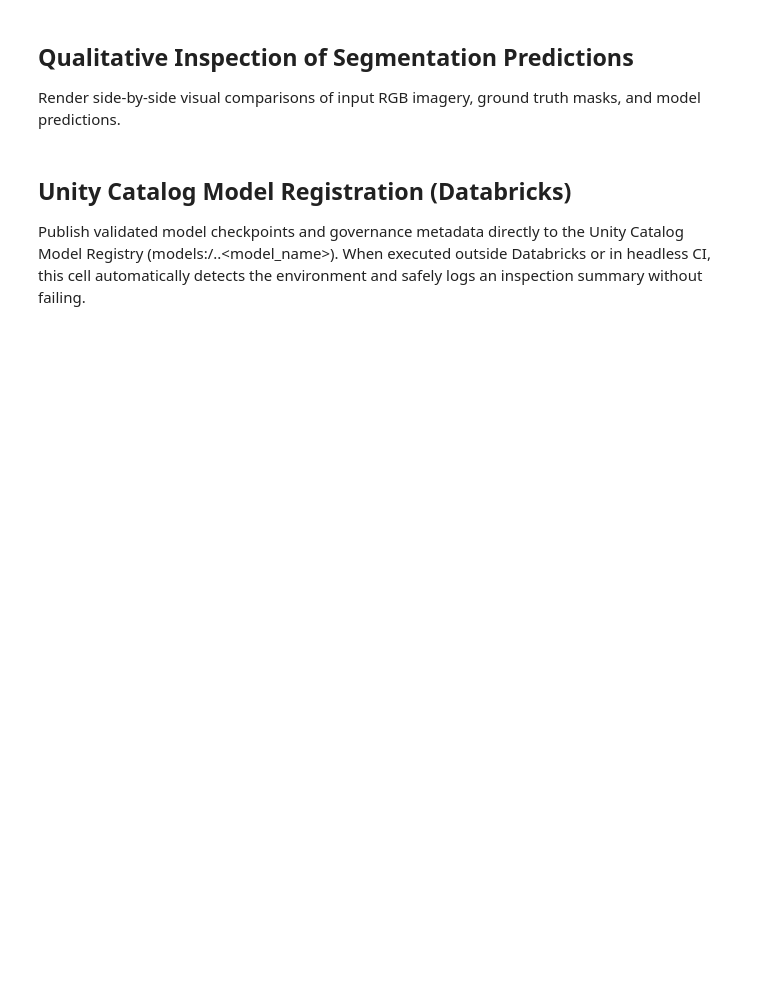
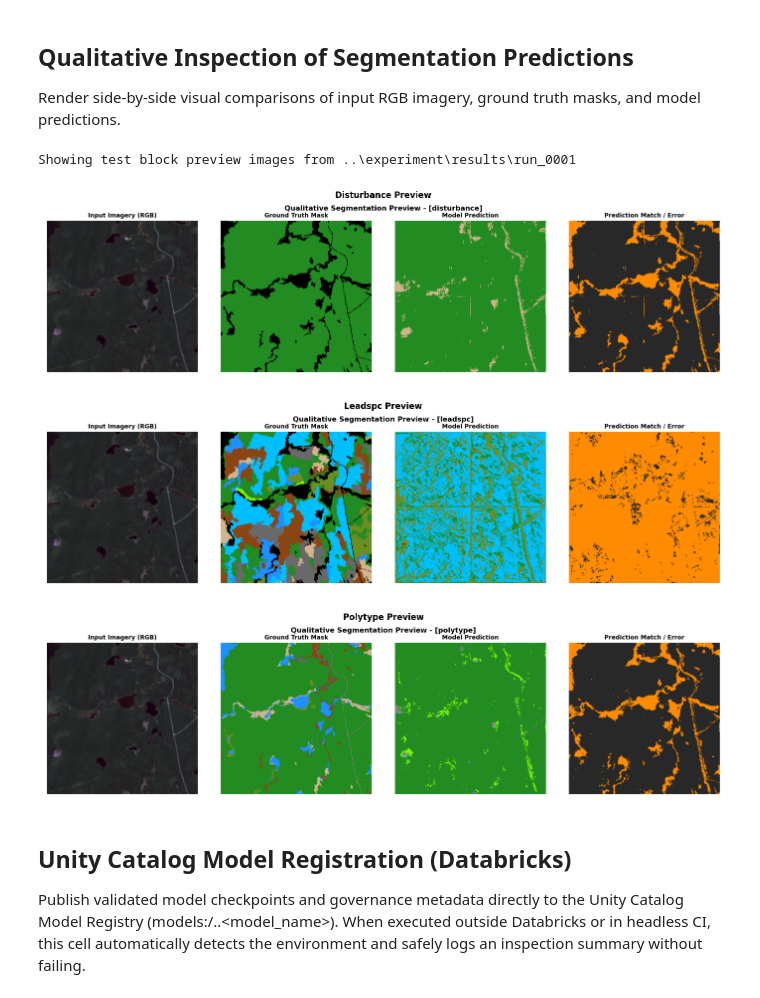
Before and after one commit to cariboumnr-png/landcover-seg-unet, a Jupyter notebook: notebooks/02_model_train.ipynb, the cells around one changed output. Saved outputs shown, nothing was run; the diff lists cells and outputs as text; code cells hidden in the pictures; blank space fills up the shorter version.

Commit message:
refactor(visual,notebooks): simplify visual signatures and handle missing previews in 02_model_train
* update related tests and add matplotlib canvas warning filter in pyproject.toml

```diff
--- a/notebooks/02_model_train.ipynb
+++ b/notebooks/02_model_train.ipynb
@@ -184,7 +228,17 @@ Render side-by-side visual comparisons of input RGB imagery, ground truth masks,
 # %%
 # Render qualitative prediction preview (RGB Imagery, Ground Truth Mask, Model Prediction)
 run = artifacts.resolve_session_run(resolved_output_dpath)
-visual.render_prediction_preview(run.list_previews())
+preview_fpaths = run.list_previews()
+if preview_fpaths:
+    print(f'Showing test block preview images from {run.run_folder}')
+    visual.render_prediction_preview(preview_fpaths)
+else:
+    print(f'No test block preview images available in {run.run_folder}.')
+# %% [output]
+Showing test block preview images from ..\experiment\results\run_0001
+[figure, added]
+[figure, added]
+[figure, added]
 # %% [markdown]
 ## Unity Catalog Model Registration (Databricks)
 
```
Also changed, not shown: parts of 4 cells of this notebook, 4 other files.
